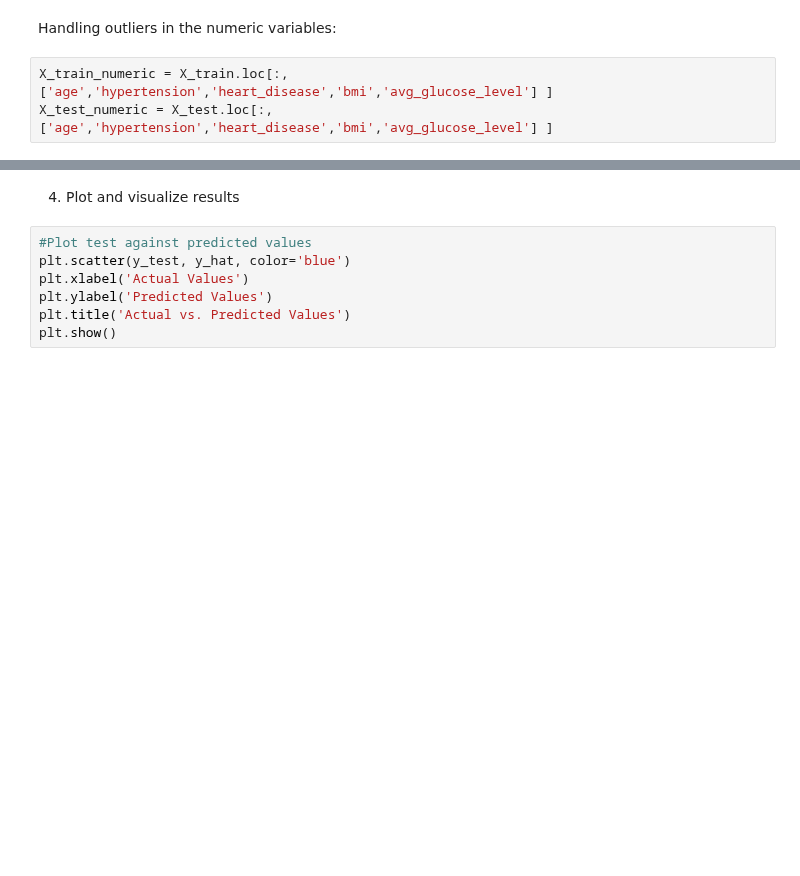
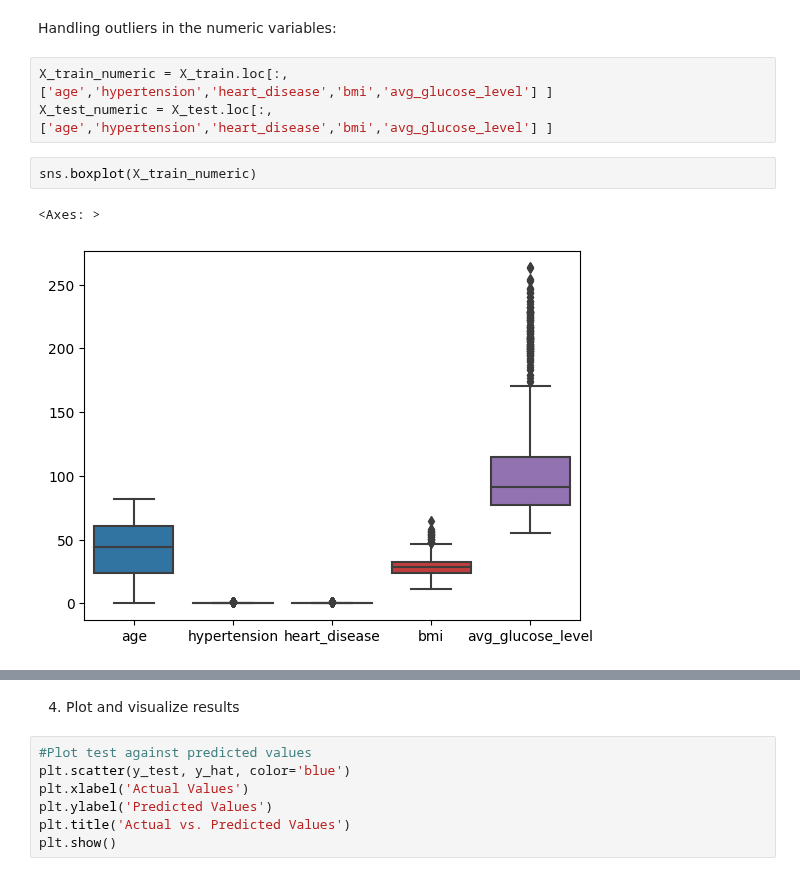
Before and after one commit to DS3001/group14, a Jupyter notebook: project_2/SabrinaModel2.ipynb, the cells around one changed output, grey strips where cells are left out. Cells and saved outputs as stored; diff of their text form; blank space fills up the shorter version.

```diff
--- a/project_2/SabrinaModel2.ipynb
+++ b/project_2/SabrinaModel2.ipynb
@@ -218,3 +218,8 @@ Handling outliers in the numeric variables:
 # %%
 X_train_numeric = X_train.loc[:,['age','hypertension','heart_disease','bmi','avg_glucose_level'] ]
 X_test_numeric = X_test.loc[:,['age','hypertension','heart_disease','bmi','avg_glucose_level'] ]
+# %%
+sns.boxplot(X_train_numeric)
+# %% [output]
+<Axes: >
+[figure, added]
```
Also changed, not shown: parts of 9 cells of this notebook.
